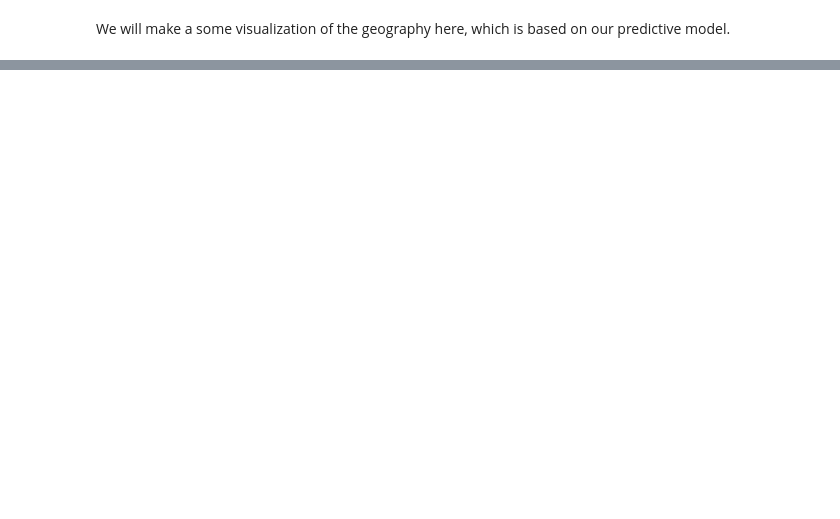
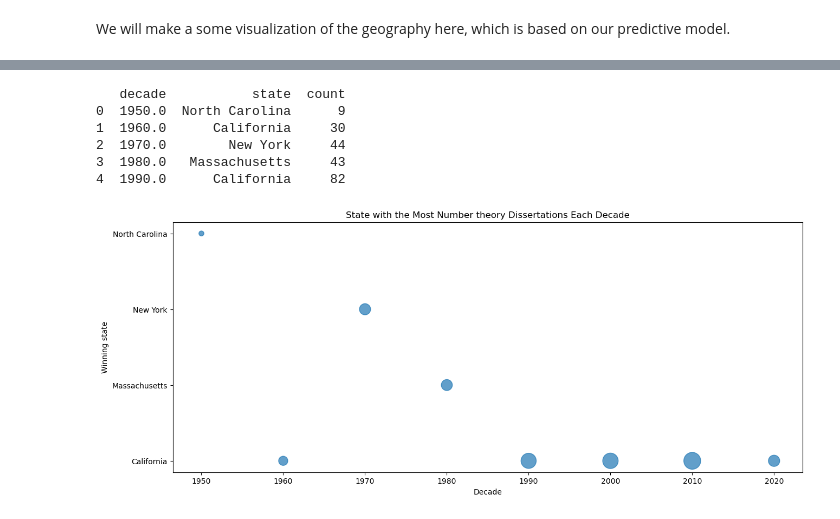
Before and after one commit to Erdos-Projects/summer26-math-genealogy, a Jupyter notebook: notebooks/Geography-Jonathan/Data-States.ipynb, the cells around one changed output, grey strips where cells are left out. Saved outputs shown, nothing was run; the diff lists cells and outputs as text; code cells hidden in the pictures; blank space fills up the shorter version.

```diff
--- a/notebooks/Geography-Jonathan/Data-States.ipynb
+++ b/notebooks/Geography-Jonathan/Data-States.ipynb
@@ -581,0 +689,55 @@ plt.show()
+# %%
+#repeat the analysis but with the most popular subject being counted by the total number, rather than proportion.
+
+subject = 11
+
+# Only years >= 1950
+df2 = df[df['year'] >= 1950].copy()
+
+df2['decade'] = (df2['year'] // 10) * 10
+
+counts = (
+    df2[df2['subject_code'] == subject]
+      .groupby(['decade', 'state'])
+      .size()
+      .rename('count')
+      .reset_index()
+)
+
+winner = (
+    counts.loc[counts.groupby('decade')['count'].idxmax()]
+          .sort_values('decade')
+          .reset_index(drop=True)
+)
+
+print(winner.head())
+
+
+states = sorted(winner['state'].unique())
+state_to_num = {s: i for i, s in enumerate(states)}
+
+winner['y'] = winner['state'].map(state_to_num)
+
+plt.figure(figsize=(15,6))
+
+plt.scatter(
+    winner['decade'],
+    winner['y'],
+    s=winner['count'] * 5,   # adjust multiplier
+    alpha=0.7
+)
+
+plt.yticks(range(len(states)), states)
+plt.xlabel("Decade")
+plt.ylabel("Winning state")
+plt.title(f"State with the Most {subject_name} Dissertations Each Decade")
+
+plt.show()
+# %% [output]
+   decade           state  count
+0  1950.0  North Carolina      9
+1  1960.0      California     30
+2  1970.0        New York     44
+3  1980.0   Massachusetts     43
+4  1990.0      California     82
+[figure, added]
```
Also changed, not shown: parts of 30 cells of this notebook.
